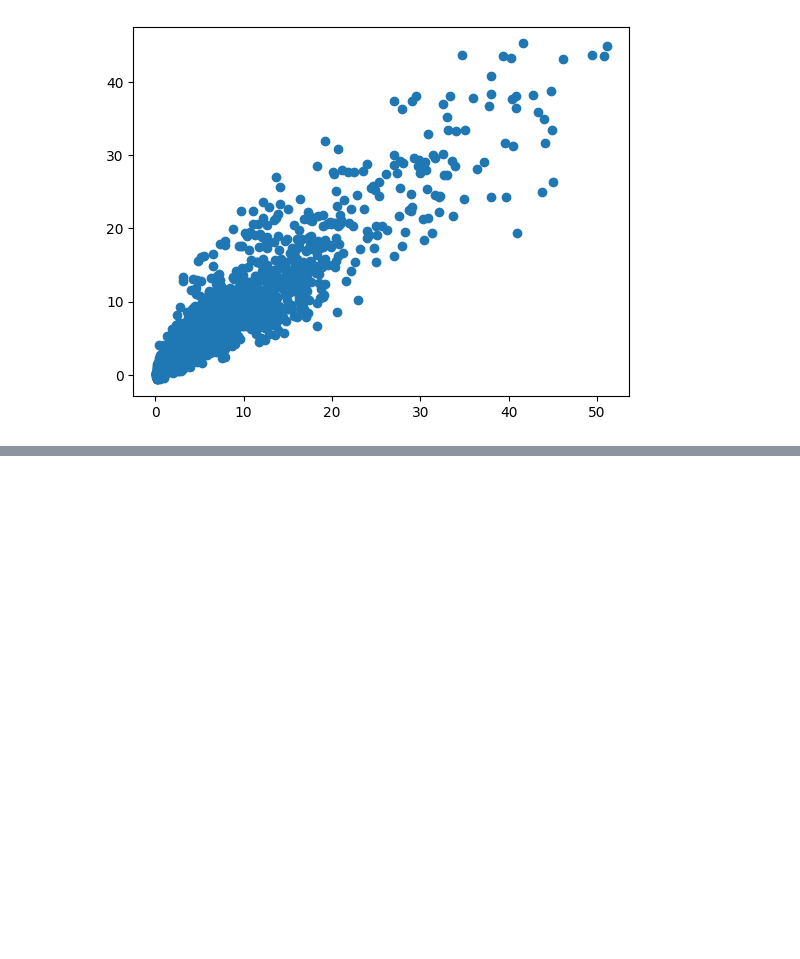
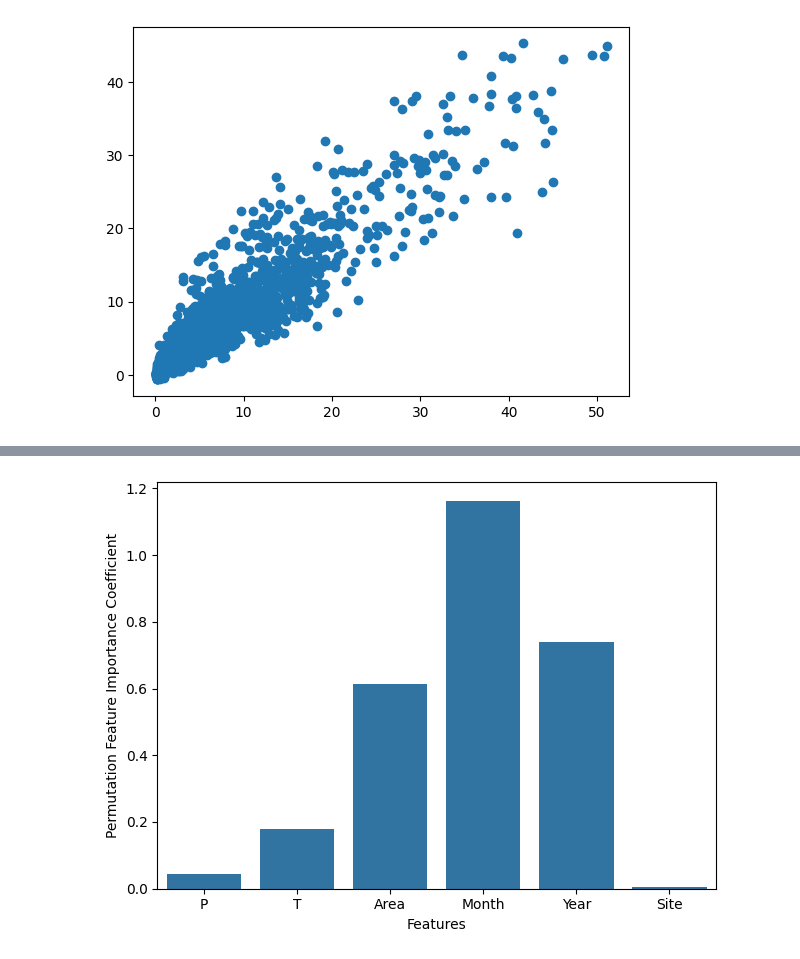
Before and after one commit to 10sajan10/FinalProject, a Jupyter notebook: Machine Learning.ipynb, the cells around one changed output, grey strips where cells are left out. Cells and saved outputs as stored; diff of their text form; code cells hidden in the pictures; blank space fills up the shorter version.

```diff
--- a/ANN.ipynb
+++ b/Machine Learning.ipynb
@@ -196,0 +461,15 @@ plt.scatter(y_test1, y_predicted)
+# %%
+from sklearn.inspection import permutation_importance
+result = permutation_importance(best_xgb, X_test_xgb, y_test_xgb, scoring='r2', random_state=42)
+# %%
+imp = list(result['importances_mean'][0:5])
+site_imp = sum(result['importances_mean'][5:])
+imp.append(site_imp)
+sns.barplot(imp)
+plt.xticks(ticks = range(0,6),labels=['P','T','Area','Month','Year','Site'])
+plt.ylabel('Permutation Feature Importance Coefficient')
+plt.xlabel('Features')
+plt.tight_layout()
+plt.show()
+# %% [output]
+[figure, added]
```
Also changed, not shown: parts of 16 cells of this notebook.
